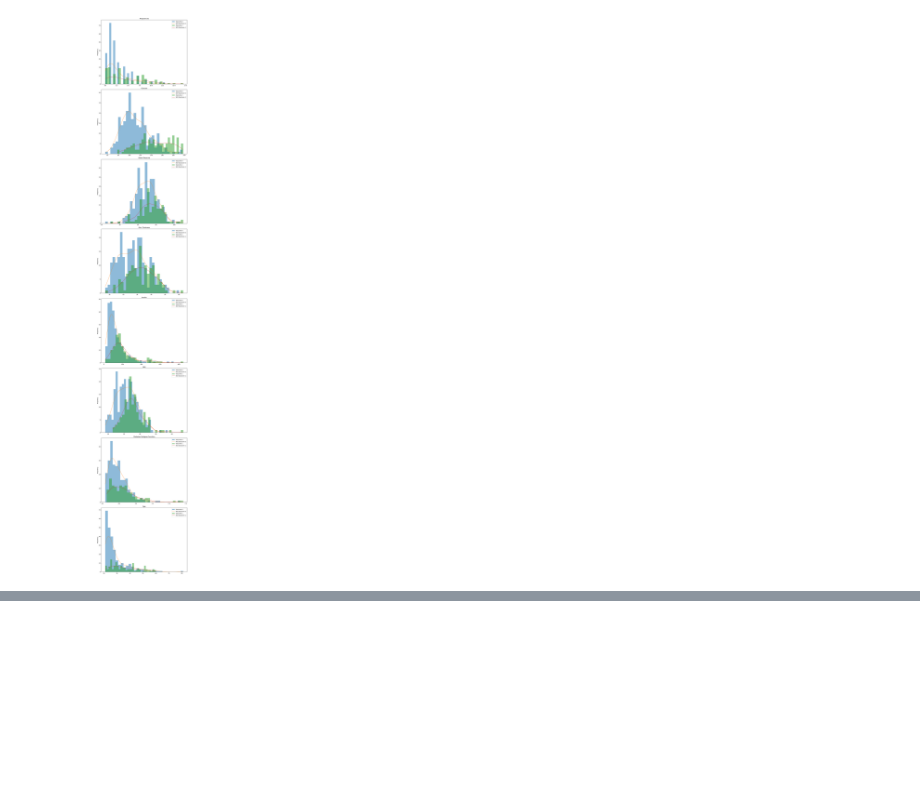
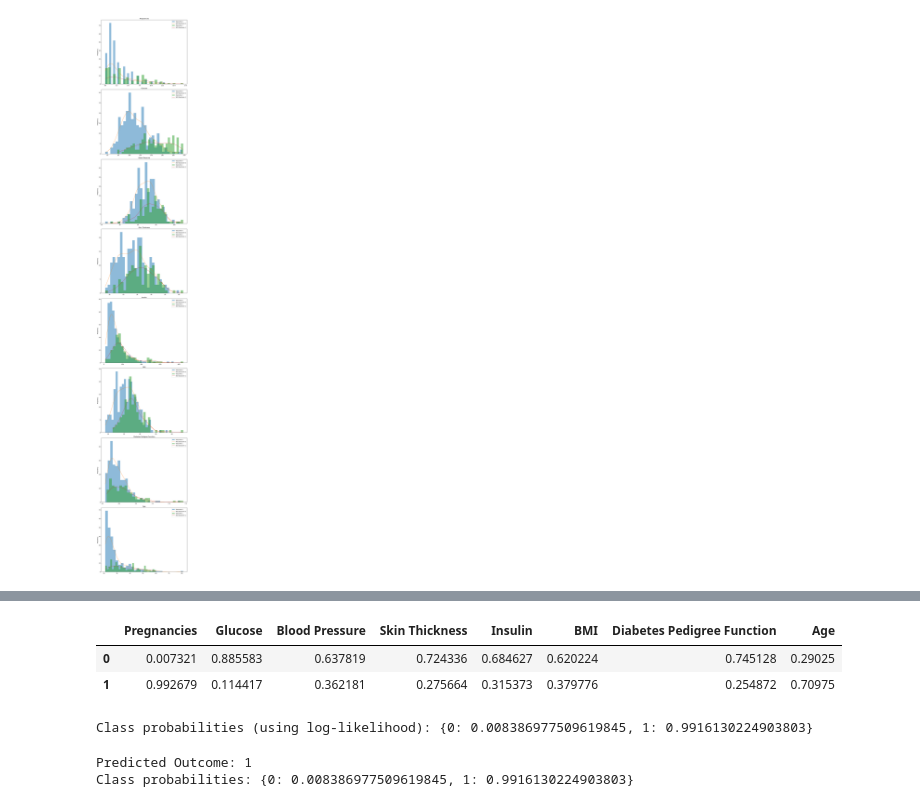
Before and after one commit to Universidad-Tecnologica-de-Panama-UTP/1mp215-topicos-especiales, a Jupyter notebook: scripts/clasificadores/naive_bayes_example.ipynb, the cells around one changed output, grey strips where cells are left out. Saved outputs shown, nothing was run; the diff lists cells and outputs as text; code cells hidden in the pictures; blank space fills up the shorter version.

```diff
--- a/scripts/clasificadores/naive_bayes_example.ipynb
+++ b/scripts/clasificadores/naive_bayes_example.ipynb
@@ -127,0 +234,7 @@ plt.show()
+# %%
+import numpy as np
+
+def calculate_likelihood(x, mean, stdev):
+    """Calculate the likelihood of x for a normal distribution with given mean and stdev."""
+    exponent = np.exp(-((x - mean) ** 2) / (2 * stdev ** 2))
+    return (1 / (np.sqrt(2 * np.pi) * stdev)) * exponent
@@ -127,0 +303,51 @@ plt.show()
+# %%
+# Calculate posterior probabilities for each feature and each class
+feature_posteriors = pd.DataFrame(index=outcomes, columns=features)
+
+for feature in features:
+    # Compute likelihoods for this feature for all classes
+    likelihoods_feature = likelihoods_df[feature]
+    # Compute unnormalized posteriors for each class
+    posteriors_feature = {}
+    for outcome in outcomes:
+        posteriors_feature[outcome] = priors[outcome] * likelihoods_feature.loc[outcome]
+    # Normalize
+    total = sum(posteriors_feature.values())
+    for outcome in outcomes:
+        feature_posteriors.loc[outcome, feature] = posteriors_feature[outcome] / total if total > 0 else 0
+
+display(feature_posteriors)
+# %% [output]
+|  | Pregnancies | Glucose | Blood Pressure | Skin Thickness | Insulin | BMI | Diabetes Pedigree Function | Age |
+| 0 | 0.007321 | 0.885583 | 0.637819 | 0.724336 | 0.684627 | 0.620224 | 0.745128 | 0.29025 |
+| 1 | 0.992679 | 0.114417 | 0.362181 | 0.275664 | 0.315373 | 0.379776 | 0.254872 | 0.70975 |
+# %%
+# Calculate log-likelihoods and posterior probabilities for each class
+log_likelihoods = {}
+for outcome in outcomes:
+    log_likelihood = 0.0
+    for feature in features:
+        likelihood = likelihoods[outcome][feature]
+        # Avoid log(0) by using a small value
+        log_likelihood += np.log(likelihood + 1e-12)
+    log_likelihoods[outcome] = log_likelihood + np.log(priors[outcome])
+
+# Convert log-likelihoods to probabilities (softmax for numerical stability)
+log_likelihoods_arr = np.array(list(log_likelihoods.values()))
+max_log = np.max(log_likelihoods_arr)
+exp_logs = np.exp(log_likelihoods_arr - max_log)
+probs = exp_logs / exp_logs.sum()
+
+# Map to class labels
+log_probabilities = dict(zip(outcomes, probs))
+print("Class probabilities (using log-likelihood):", log_probabilities)
+# %% [output]
+Class probabilities (using log-likelihood): {0: 0.008386977509619845, 1: 0.9916130224903803}
+# %%
+# Predict the class for the test sample using the computed log probabilities
+predicted_outcome = max(log_probabilities, key=log_probabilities.get)
+print(f"Predicted Outcome: {predicted_outcome}")
+print(f"Class probabilities: {log_probabilities}")
+# %% [output]
+Predicted Outcome: 1
+Class probabilities: {0: 0.008386977509619845, 1: 0.9916130224903803}
```
Also changed, not shown: parts of 10 cells of this notebook, 3 other files.
